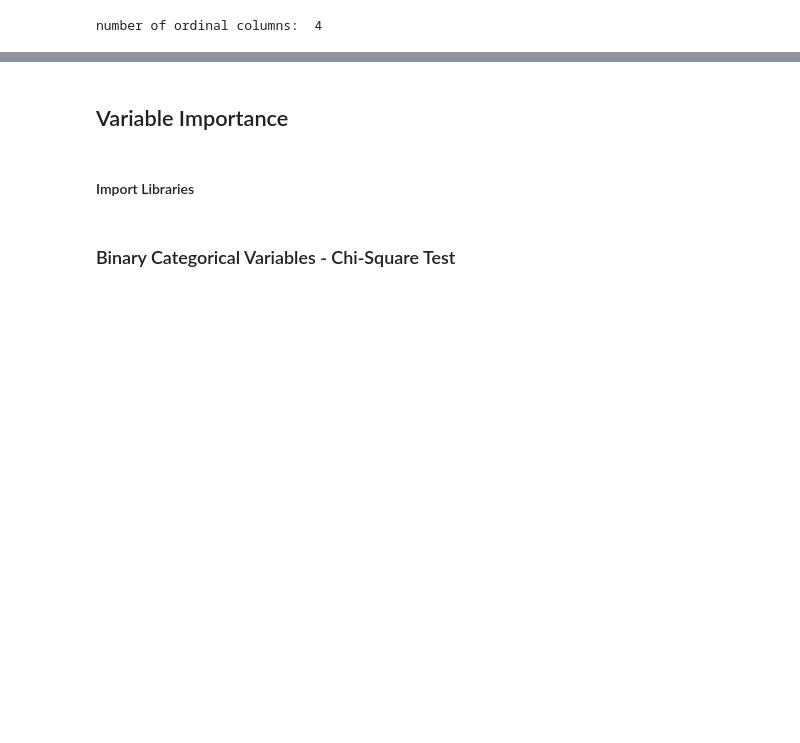
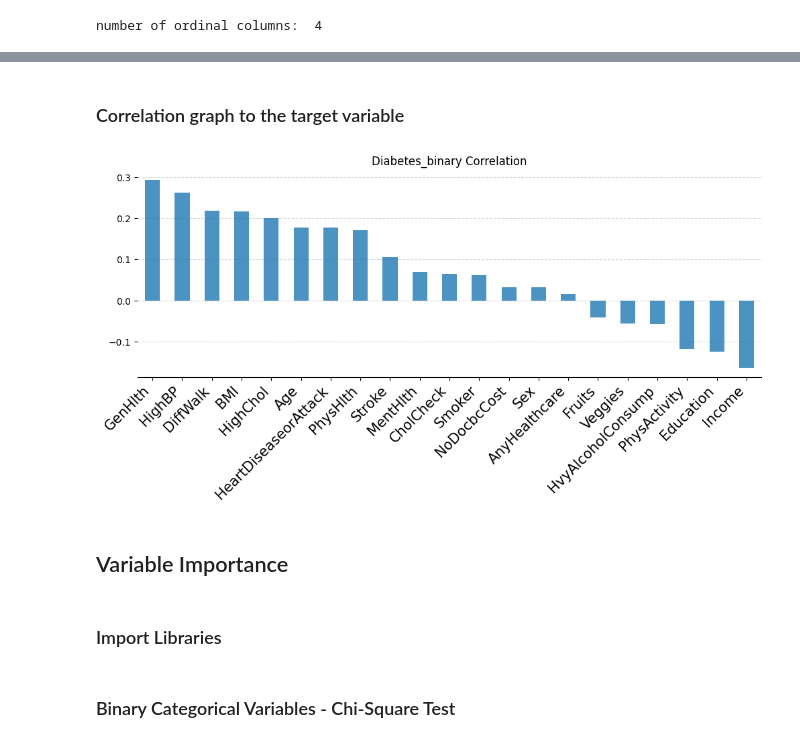
Before and after one commit to RileyLeo/Diabetes-Prediction-ML, a Jupyter notebook: notebook.ipynb, the cells around one changed output, grey strips where cells are left out. Saved outputs shown, nothing was run; the diff lists cells and outputs as text; code cells hidden in the pictures; blank space fills up the shorter version.

```diff
--- a/notebook.ipynb
+++ b/notebook.ipynb
@@ -314,7 +620,20 @@ Summary of data for binary columns
+# %% [markdown]
+### Correlation graph to the target variable
+# %%
+(diabetes_health_indicators_data.drop('Diabetes_binary', axis=1)
+   .corrwith(diabetes_health_indicators_data['Diabetes_binary'])
+   .sort_values(ascending=False)
+   .plot(kind='bar', figsize=(12, 4), title="Diabetes_binary Correlation", alpha=0.8, zorder=3)
+   .spines[['top','right', 'left']].set_visible(False)
+   )
+plt.grid(axis='y', linestyle='--', alpha=.5)
+plt.xticks(rotation = 45, ha='right', size=15);
+# %% [output]
+[figure, added]
 # %% [markdown]
 ## Variable Importance
 # %% [markdown]
-#### Import Libraries
+### Import Libraries
 # %%
 # feature significance test libraries
 from sklearn.feature_selection import SelectKBest
```
Also changed, not shown: parts of 129 cells of this notebook, 1 other file.
